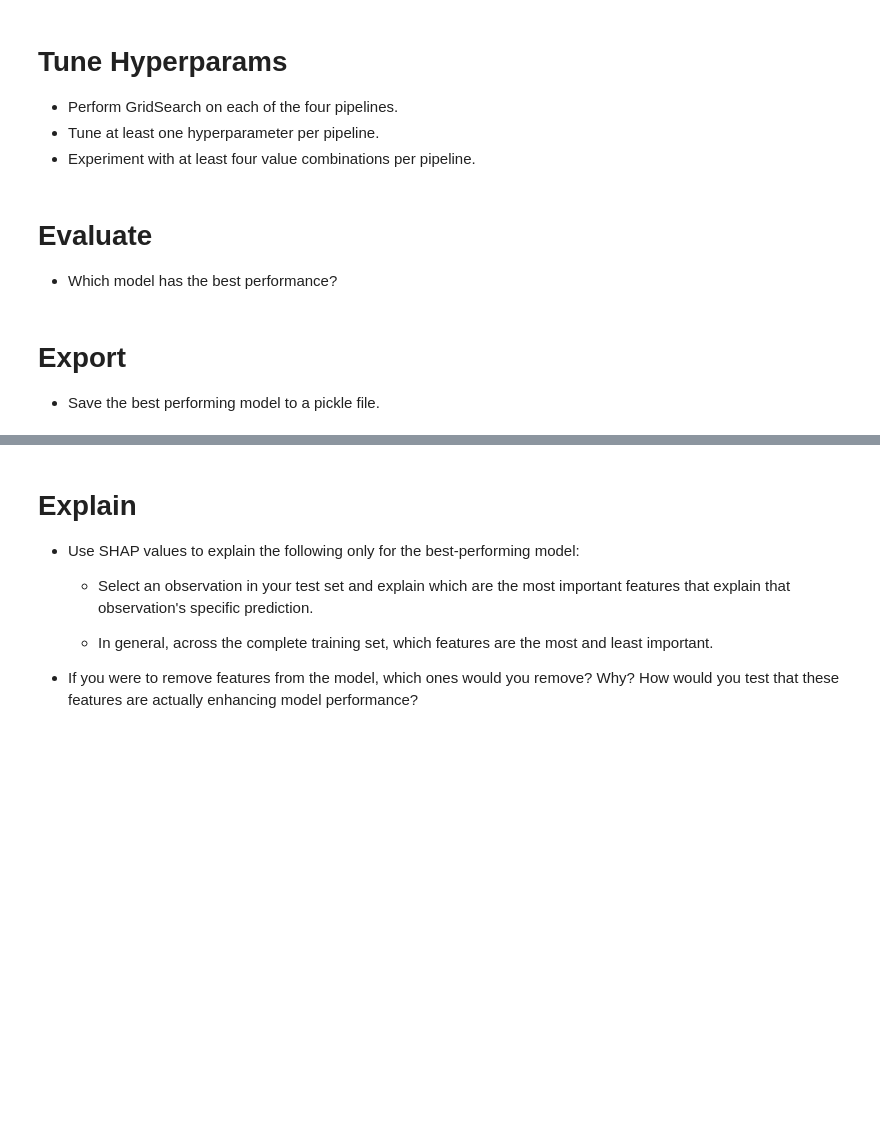
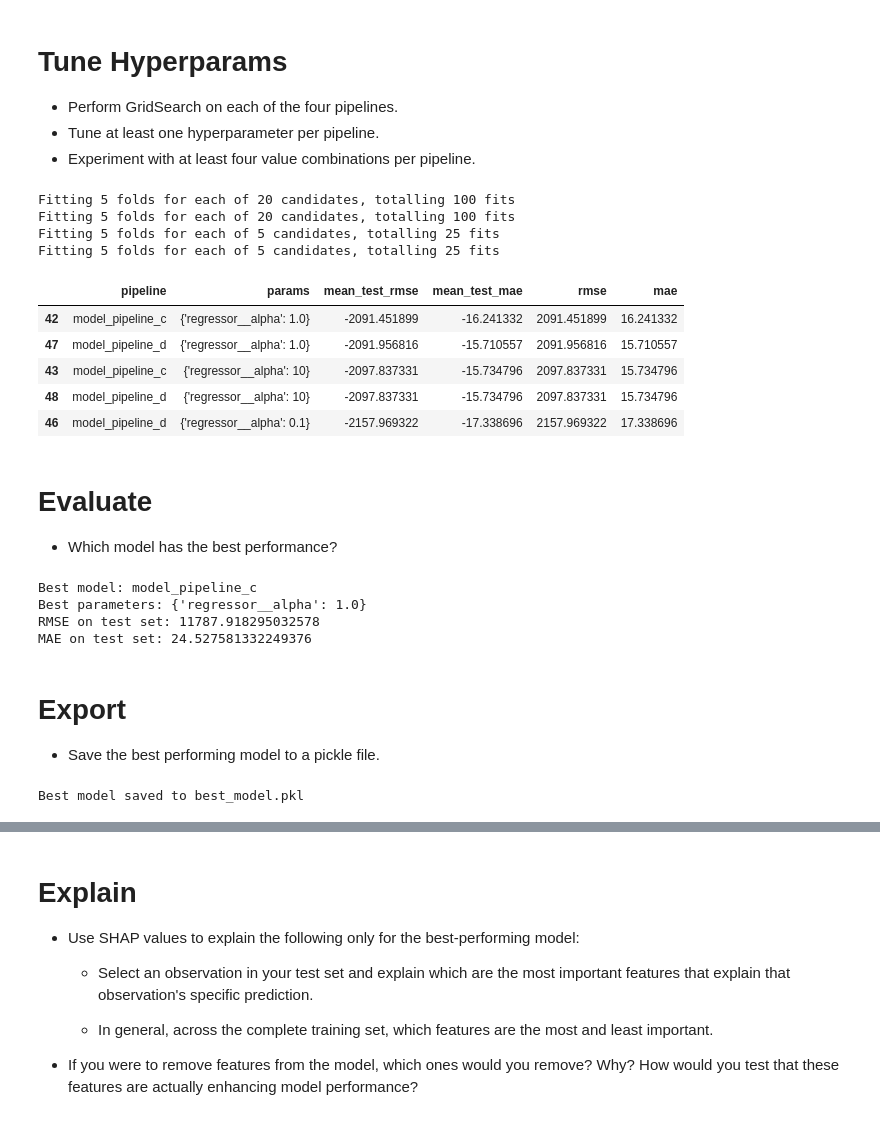
Before and after one commit to Ph-Duncan/production, a Jupyter notebook: 02_activities/assignments/assignment_2.ipynb, the cells around one changed output, grey strips where cells are left out. Saved outputs shown, nothing was run; the diff lists cells and outputs as text; code cells hidden in the pictures; blank space fills up the shorter version.

```diff
--- a/02_activities/assignments/assignment_2.ipynb
+++ b/02_activities/assignments/assignment_2.ipynb
@@ -182,7 +182,7 @@ Create preproc1 below.
 #create preproc2 preprocessing pipeline with a quantile transformation applied to numeric features and one-hot encoder
 preproc2 = ColumnTransformer(
     transformers=[
-        ('num', QuantileTransformer(), ['coord_x', 'coord_y', 'ffmc', 'dmc', 'dc', 'isi', 'temp', 'rh', 'wind', 'rain']),
+        ('num', QuantileTransformer(n_quantiles=100), ['coord_x', 'coord_y', 'ffmc', 'dmc', 'dc', 'isi', 'temp', 'rh', 'wind', 'rain']),
         ('cat', OneHotEncoder(handle_unknown='infrequent_if_exist') , ['month', 'day'])
     ],
     remainder='passthrough'
@@ -223,2 +220,8 @@ model_pipeline_b = Pipeline(steps=[
+# %%
+# Pipeline C = preproc1 + advanced model
+model_pipeline_c = Pipeline(steps=[
+    ('preprocessing', preproc1),
+    ('regressor', Lasso())
+])
 # %%
 # Pipeline D = preproc2 + advanced model
@@ -231,8 +271,79 @@ model_pipeline_b = Pipeline(steps=[
+# %%
+from sklearn.model_selection import GridSearchCV
+
+searches = {}
+cv_tables = []
+
+for name, pipe in pipelines.items():
+    grid = GridSearchCV(
+        estimator=pipe,
+        param_grid=param_grids[name],
+        scoring=scoring,
+        refit='rmse',                 # refit on the metric you care about
+        cv=5,
+        n_jobs=-1,
+        return_train_score=True,
+        verbose=1
+    )
+    grid.fit(X_train, Y_train)
+    searches[name] = grid
+
+    cv_df = pd.DataFrame(grid.cv_results_)
+    cv_df['pipeline'] = name
+    # keep just what you want to inspect
+    cv_tables.append(cv_df[['pipeline', 'params', 'mean_test_rmse', 'mean_test_mae']])
+
+cv_results = pd.concat(cv_tables, ignore_index=True)
+# remember: scores are NEGATIVE because greater_is_better=False
+cv_results['rmse'] = -cv_results['mean_test_rmse']
+cv_results['mae']  = -cv_results['mean_test_mae']
+
+cv_results.sort_values('rmse', inplace=True)  # smaller RMSE is better
+cv_results.head()
+# %% [output]
+Fitting 5 folds for each of 20 candidates, totalling 100 fits
+Fitting 5 folds for each of 20 candidates, totalling 100 fits
+Fitting 5 folds for each of 5 candidates, totalling 25 fits
+Fitting 5 folds for each of 5 candidates, totalling 25 fits
+|  | pipeline | params | mean_test_rmse | mean_test_mae | rmse | mae |
+| 42 | model_pipeline_c | {'regressor__alpha': 1.0} | -2091.451899 | -16.241332 | 2091.451899 | 16.241332 |
+| 47 | model_pipeline_d | {'regressor__alpha': 1.0} | -2091.956816 | -15.710557 | 2091.956816 | 15.710557 |
+| 43 | model_pipeline_c | {'regressor__alpha': 10} | -2097.837331 | -15.734796 | 2097.837331 | 15.734796 |
+| 48 | model_pipeline_d | {'regressor__alpha': 10} | -2097.837331 | -15.734796 | 2097.837331 | 15.734796 |
+| 46 | model_pipeline_d | {'regressor__alpha': 0.1} | -2157.969322 | -17.338696 | 2157.969322 | 17.338696 |
 # %% [markdown]
 # Evaluate
 
 + Which model has the best performance?
+# %%
+# report the best model and its parameters from the search
+best_model_name = cv_results.iloc[0]['pipeline']
+best_model = searches[best_model_name].best_estimator_
+best_params = searches[best_model_name].best_params_
+print(f"Best model: {best_model_name}")
+print(f"Best parameters: {best_params}")
+# Evaluate the best model on the test set
+best_model.fit(X_train, Y_train)
+Y_pred = best_model.predict(X_test)
+from sklearn.metrics import mean_squared_error, mean_absolute_error
+rmse = mean_squared_error(Y_test, Y_pred)
+mae = mean_absolute_error(Y_test, Y_pred)
+print(f"RMSE on test set: {rmse}")
+print(f"MAE on test set: {mae}")
+# %% [output]
+Best model: model_pipeline_c
+Best parameters: {'regressor__alpha': 1.0}
+RMSE on test set: 11787.918295032578
+MAE on test set: 24.527581332249376
 # %% [markdown]
 # Export
 
 + Save the best performing model to a pickle file.
+# %%
+# Save the best model
+import joblib
+model_filename = 'best_model.pkl'
+joblib.dump(best_model, model_filename)
+print(f"Best model saved to {model_filename}")
+# %% [output]
+Best model saved to best_model.pkl
```
Also changed, not shown: parts of 8 cells of this notebook, 4 other files.
